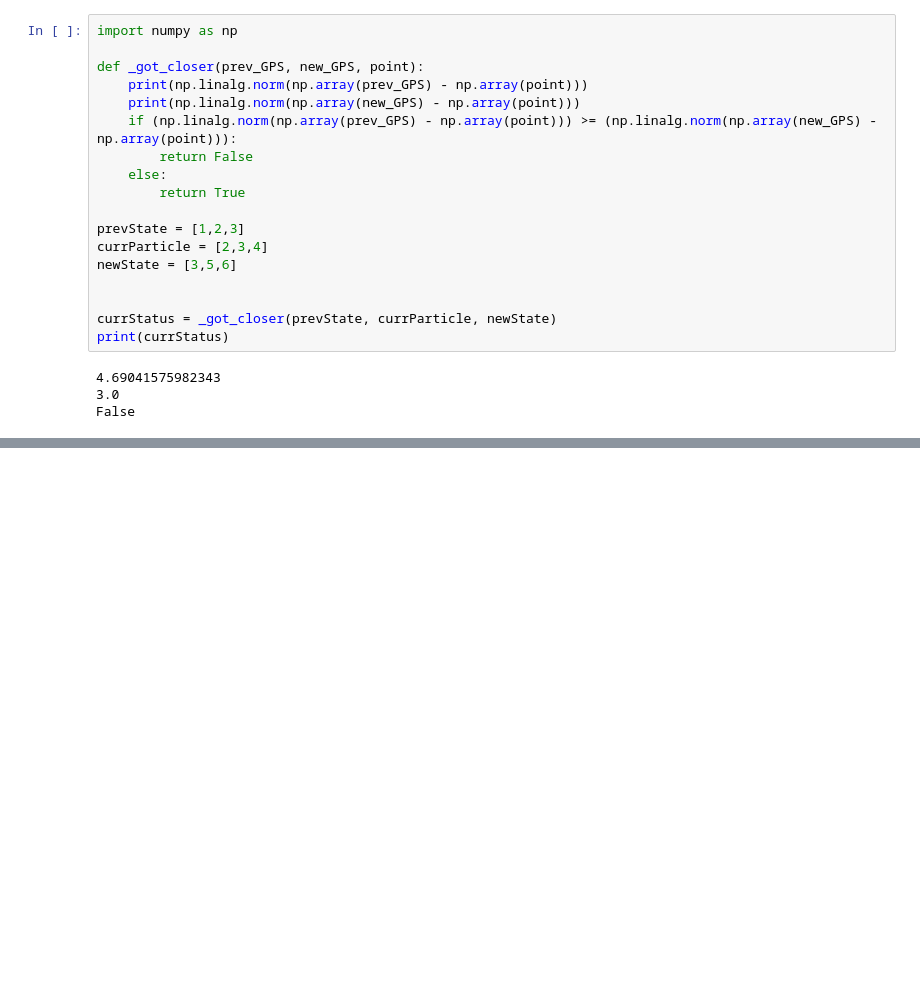
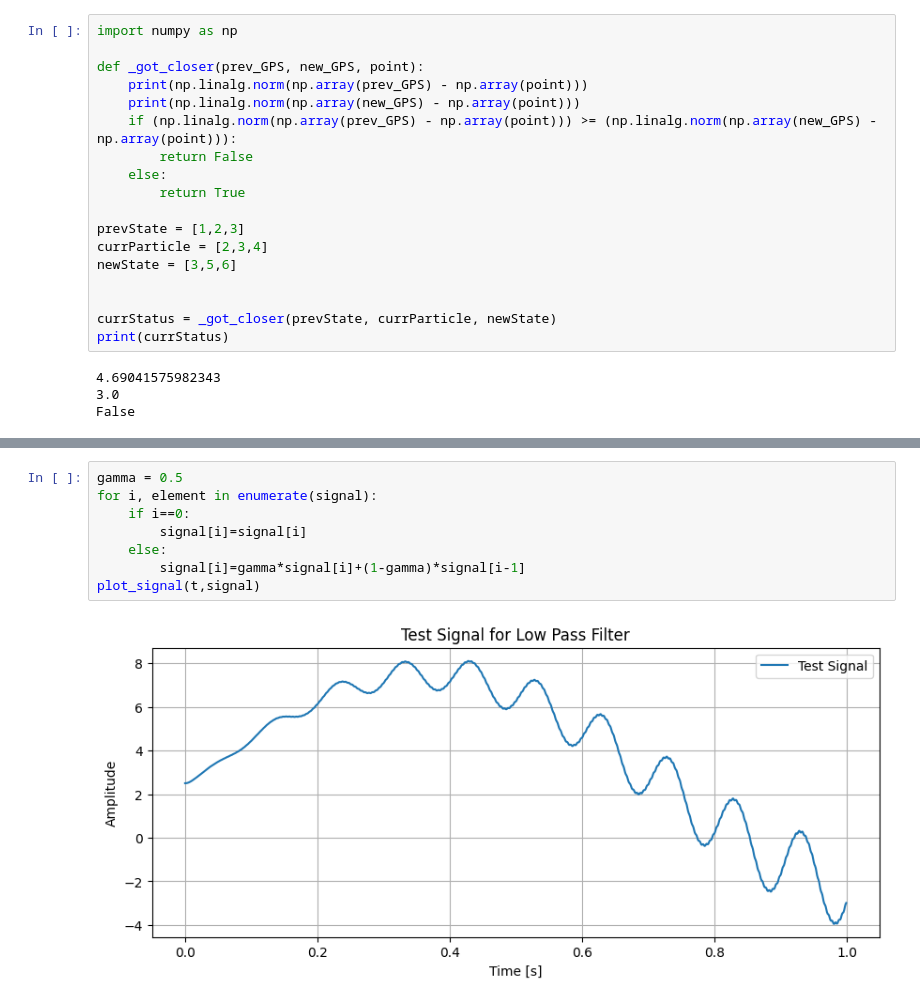
Before and after one commit to rocket-tech-gsu/GNC_to_the_moon, a Jupyter notebook: Notebooks/state_estimation.ipynb, the cells around one changed output, grey strips where cells are left out. Saved outputs shown, nothing was run; the diff lists cells and outputs as text; blank space fills up the shorter version.

```diff
--- a/Notebooks/state_estimation.ipynb
+++ b/Notebooks/state_estimation.ipynb
@@ -172,0 +204,10 @@ False
+# %%
+gamma = 0.5
+for i, element in enumerate(signal):
+    if i==0:
+        signal[i]=signal[i]
+    else:
+        signal[i]=gamma*signal[i]+(1-gamma)*signal[i-1]
+plot_signal(t,signal)
+# %% [output]
+[figure, added]
```
Also changed, not shown: parts of 3 cells of this notebook, 2 other files.
